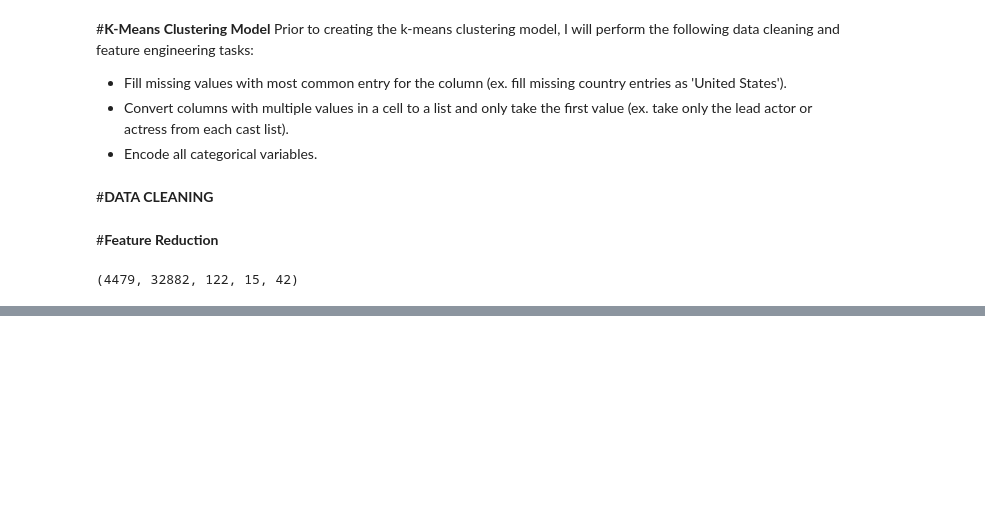
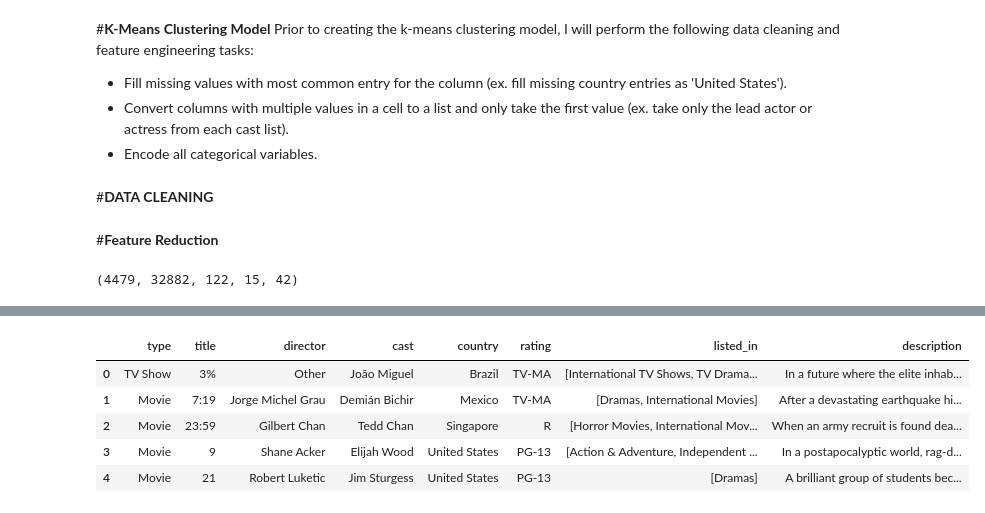
Before and after one commit to yashwany/NETFLIX-MOVIES-AND-TV-SHOWS-CLUSTERING, a Jupyter notebook: NETFLIX_MOVIES_AND_TV_SHOWS_CLUSTERING.ipynb, the cells around one changed output, grey strips where cells are left out. Saved outputs shown, nothing was run; the diff lists cells and outputs as text; code cells hidden in the pictures; blank space fills up the shorter version.

```diff
--- a/NETFLIX_MOVIES_AND_TV_SHOWS_CLUSTERING.ipynb
+++ b/NETFLIX_MOVIES_AND_TV_SHOWS_CLUSTERING.ipynb
@@ -274,0 +282,17 @@ len(all_directors), len(all_cast), len(all_countries), len(all_ratings),len(all_
+# %%
+# Retain primary director, lead actor/actress, and primary country
+for inx in range(len(netflix_df)):
+    netflix_df['director'][inx] = netflix_df['director'][inx][0]
+    netflix_df['cast'][inx] = netflix_df['cast'][inx][0]
+    netflix_df['country'][inx] = netflix_df['country'][inx][0]
+    inx += 1
+# %%
+feature_reduced_df = netflix_df.copy()
+feature_reduced_df.head()
+# %% [output]
+|  | type | title | director | cast | country | rating | listed_in | description |
+| 0 | TV Show | 3% | Other | João Miguel | Brazil | TV-MA | [International TV Shows, TV Drama... | In a future where the elite inhab... |
+| 1 | Movie | 7:19 | Jorge Michel Grau | Demián Bichir | Mexico | TV-MA | [Dramas, International Movies] | After a devastating earthquake hi... |
+| 2 | Movie | 23:59 | Gilbert Chan | Tedd Chan | Singapore | R | [Horror Movies, International Mov... | When an army recruit is found dea... |
+| 3 | Movie | 9 | Shane Acker | Elijah Wood | United States | PG-13 | [Action & Adventure, Independent ... | In a postapocalyptic world, rag-d... |
+| 4 | Movie | 21 | Robert Luketic | Jim Sturgess | United States | PG-13 | [Dramas] | A brilliant group of students bec... |
```
Also changed, not shown: parts of 10 cells of this notebook.
